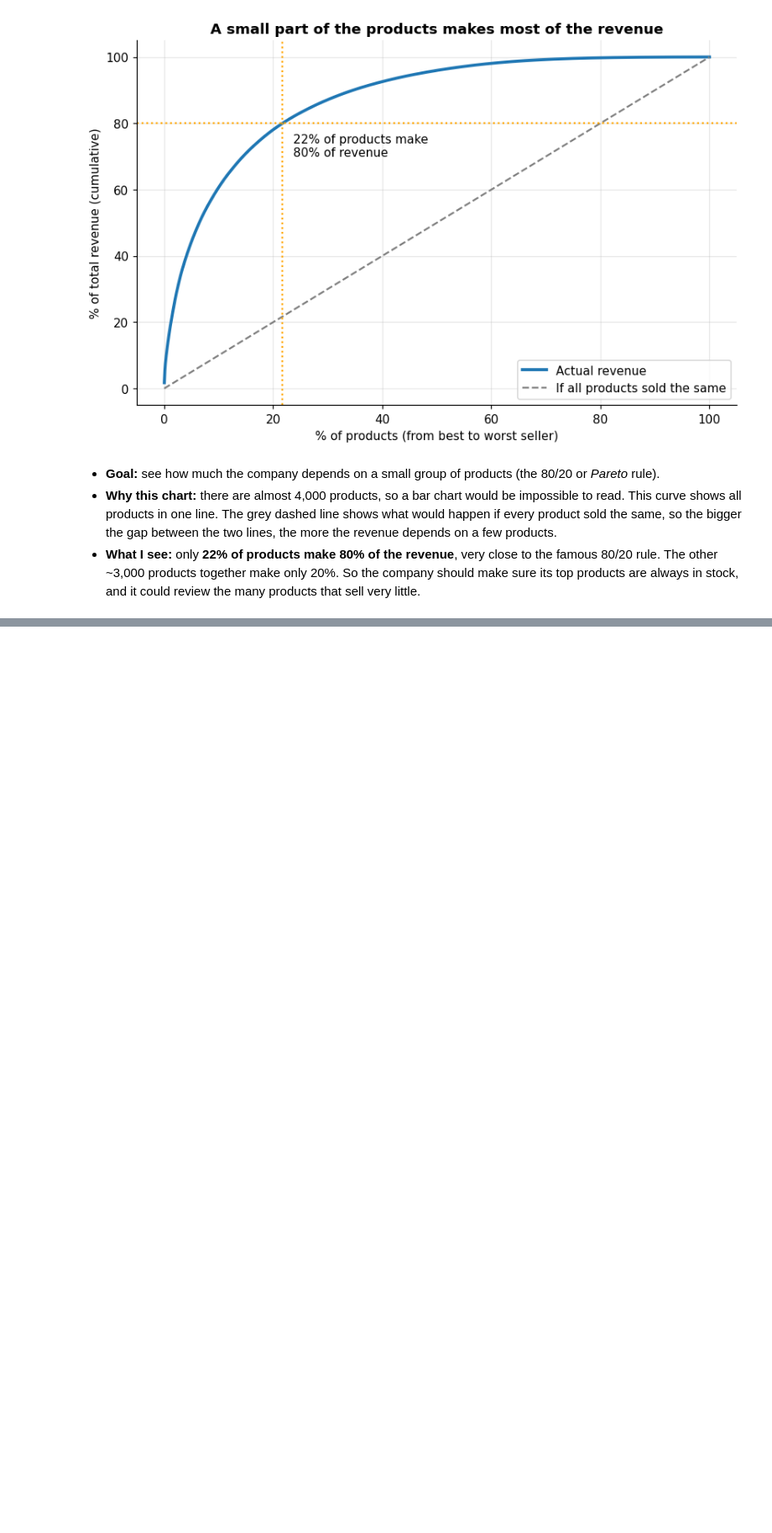
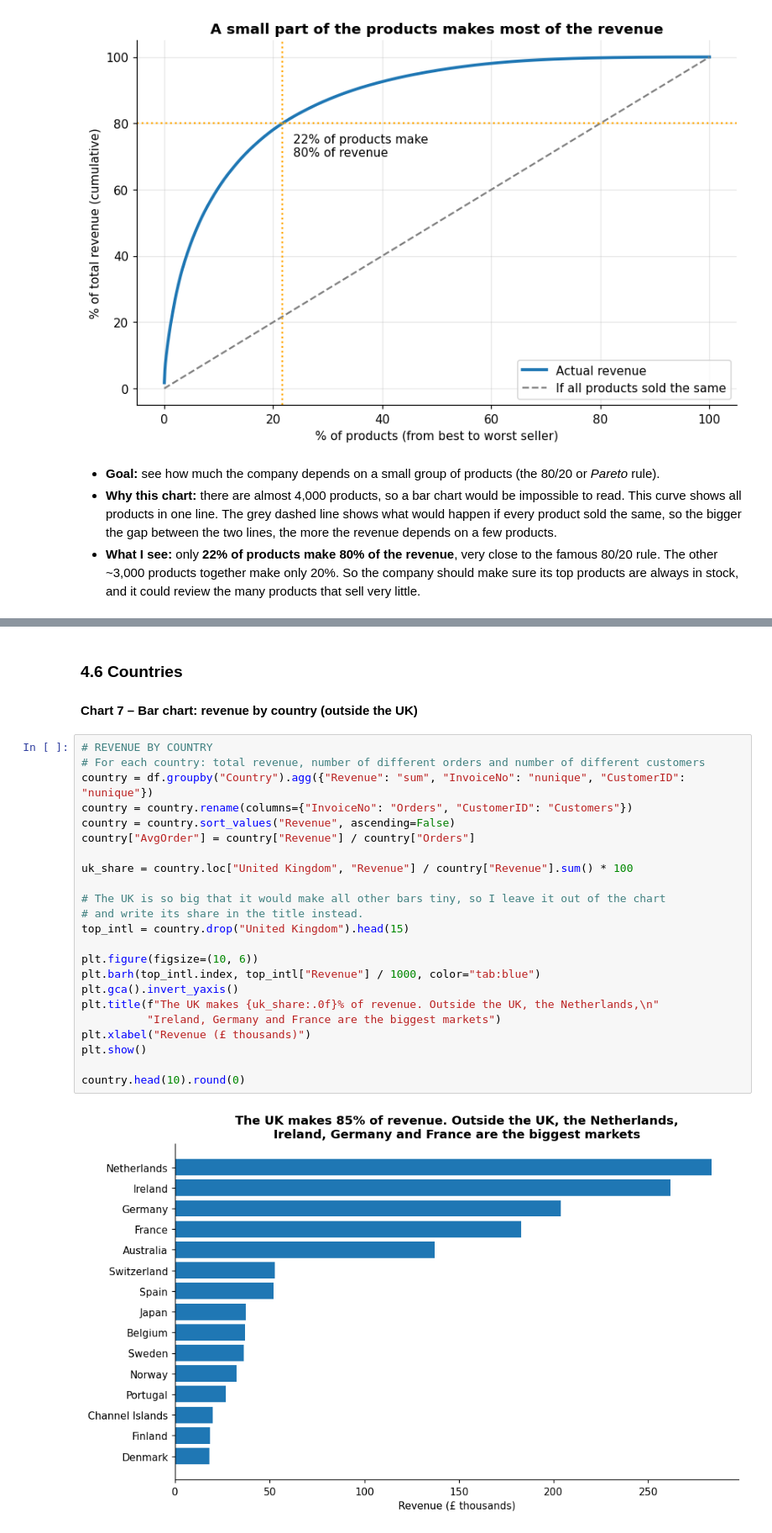
Before and after one commit to 2023357/CA2_Data_Vizualisation, a Jupyter notebook: CA2_Online_Retail.ipynb, the cells around one changed output, grey strips where cells are left out. Shown at 84% size. Cells and saved outputs as stored; diff of their text form; blank space fills up the shorter version.

```diff
--- a/CA2_Online_Retail.ipynb
+++ b/CA2_Online_Retail.ipynb
@@ -804,0 +878,29 @@ plt.show()
+# %% [markdown]
+### 4.6 Countries
+
+#### Chart 7 – Bar chart: revenue by country (outside the UK)
+# %%
+# REVENUE BY COUNTRY
+# For each country: total revenue, number of different orders and number of different customers
+country = df.groupby("Country").agg({"Revenue": "sum", "InvoiceNo": "nunique", "CustomerID": "nunique"})
+country = country.rename(columns={"InvoiceNo": "Orders", "CustomerID": "Customers"})
+country = country.sort_values("Revenue", ascending=False)
+country["AvgOrder"] = country["Revenue"] / country["Orders"]
+
+uk_share = country.loc["United Kingdom", "Revenue"] / country["Revenue"].sum() * 100
+
+# The UK is so big that it would make all other bars tiny, so I leave it out of the chart
+# and write its share in the title instead.
+top_intl = country.drop("United Kingdom").head(15)
+
+plt.figure(figsize=(10, 6))
+plt.barh(top_intl.index, top_intl["Revenue"] / 1000, color="tab:blue")
+plt.gca().invert_yaxis()
+plt.title(f"The UK makes {uk_share:.0f}% of revenue. Outside the UK, the Netherlands,\n"
+          "Ireland, Germany and France are the biggest markets")
+plt.xlabel("Revenue (£ thousands)")
+plt.show()
+
+country.head(10).round(0)
+# %% [output]
+[figure, added]
```
Also changed, not shown: parts of 12 cells of this notebook.
